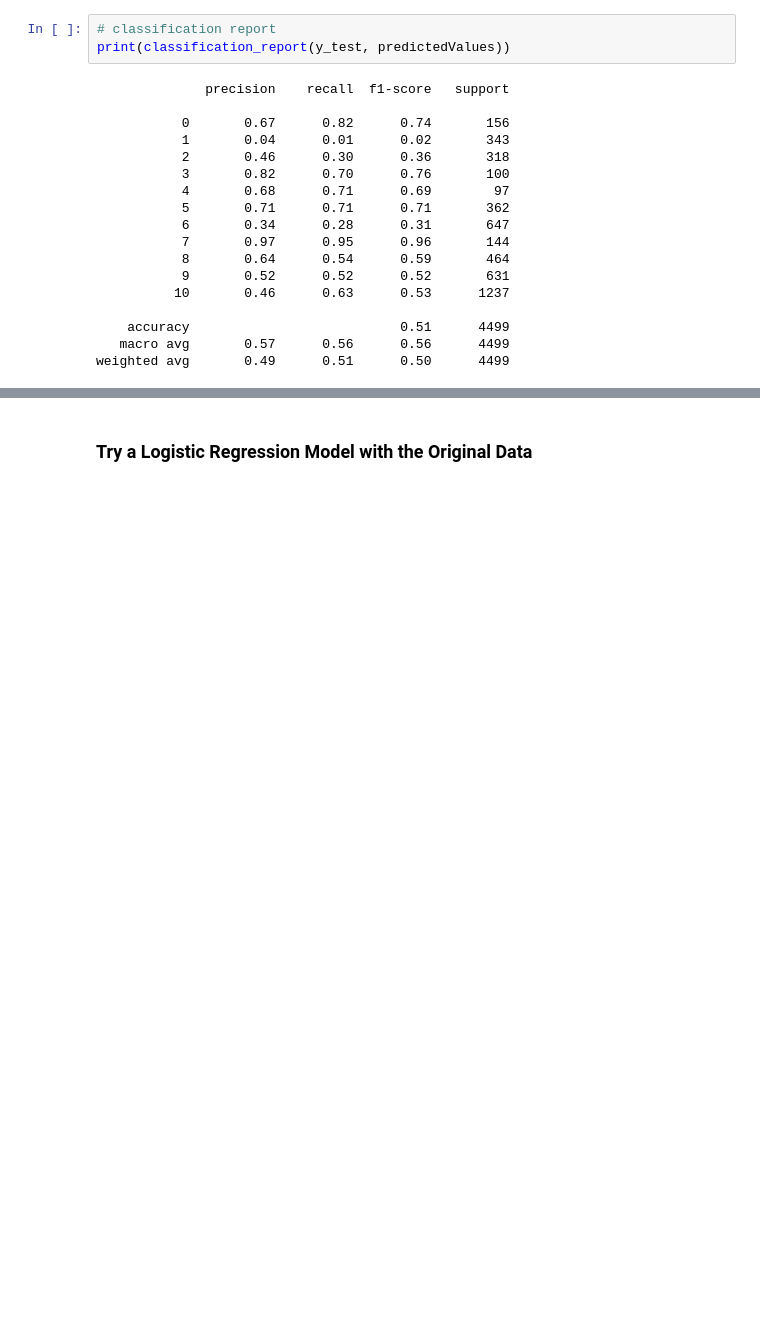
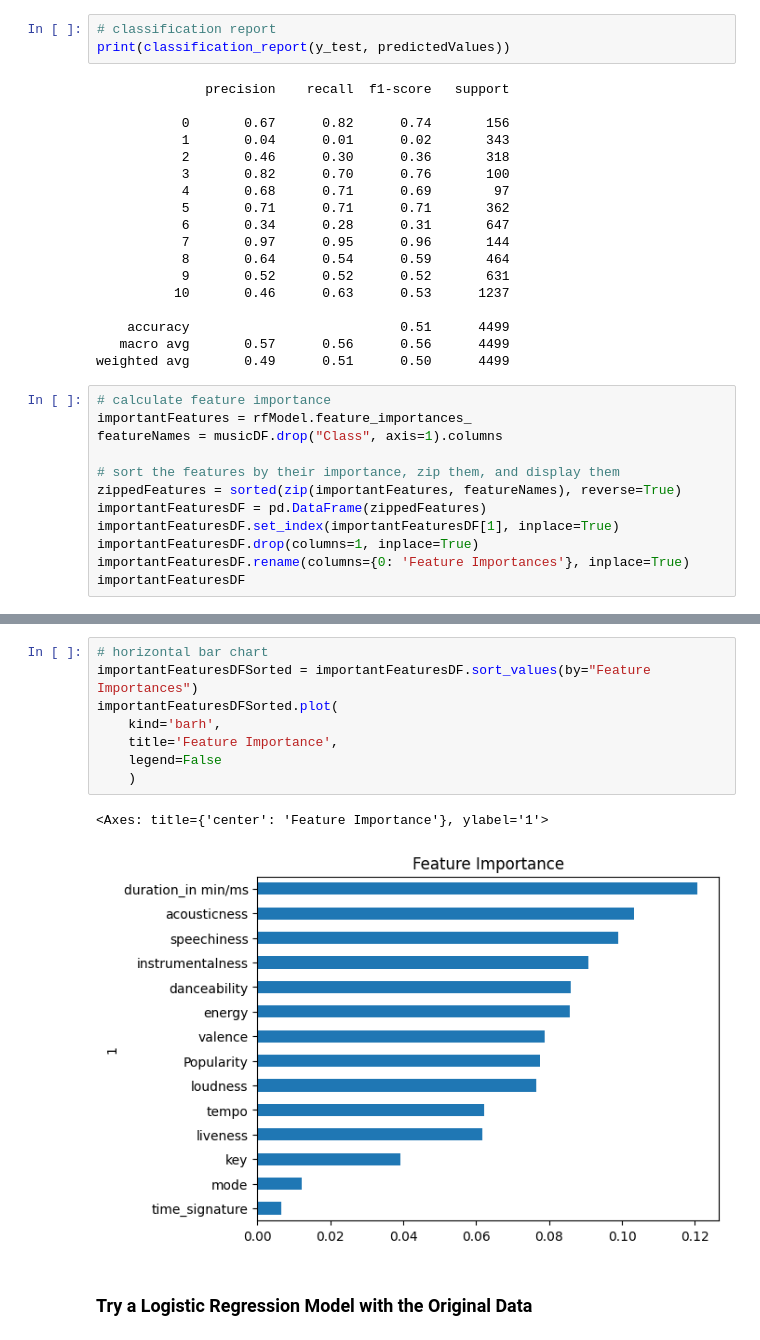
Before and after one commit to tenntully/Project-4_TeamTyrell, a Jupyter notebook: Project4-MusicML-GenrePrediction.ipynb, the cells around one changed output, grey strips where cells are left out. Cells and saved outputs as stored; diff of their text form; blank space fills up the shorter version.

Commit message:
Added feature importance to RF Model results

```diff
--- a/Project4-MusicML-GenrePrediction.ipynb
+++ b/Project4-MusicML-GenrePrediction.ipynb
@@ -175,3 +175,15 @@ print(classification_report(y_test, predictedValues))
     accuracy                           0.51      4499
    macro avg       0.57      0.56      0.56      4499
 weighted avg       0.49      0.51      0.50      4499
+# %%
+# calculate feature importance
+importantFeatures = rfModel.feature_importances_
+featureNames = musicDF.drop("Class", axis=1).columns
+
+# sort the features by their importance, zip them, and display them
+zippedFeatures = sorted(zip(importantFeatures, featureNames), reverse=True)
+importantFeaturesDF = pd.DataFrame(zippedFeatures)
+importantFeaturesDF.set_index(importantFeaturesDF[1], inplace=True)
+importantFeaturesDF.drop(columns=1, inplace=True)
+importantFeaturesDF.rename(columns={0: 'Feature Importances'}, inplace=True)
+importantFeaturesDF
@@ -178,3 +207,14 @@ weighted avg       0.49      0.51      0.50      4499
+# %%
+# horizontal bar chart
+importantFeaturesDFSorted = importantFeaturesDF.sort_values(by="Feature Importances")
+importantFeaturesDFSorted.plot(
+    kind='barh',
+    title='Feature Importance',
+    legend=False
+    )
+# %% [output]
+<Axes: title={'center': 'Feature Importance'}, ylabel='1'>
+[figure, added]
 # %% [markdown]
 ### Try a Logistic Regression Model with the Original Data
 # %%
```
Also changed, not shown: parts of 13 cells of this notebook.
